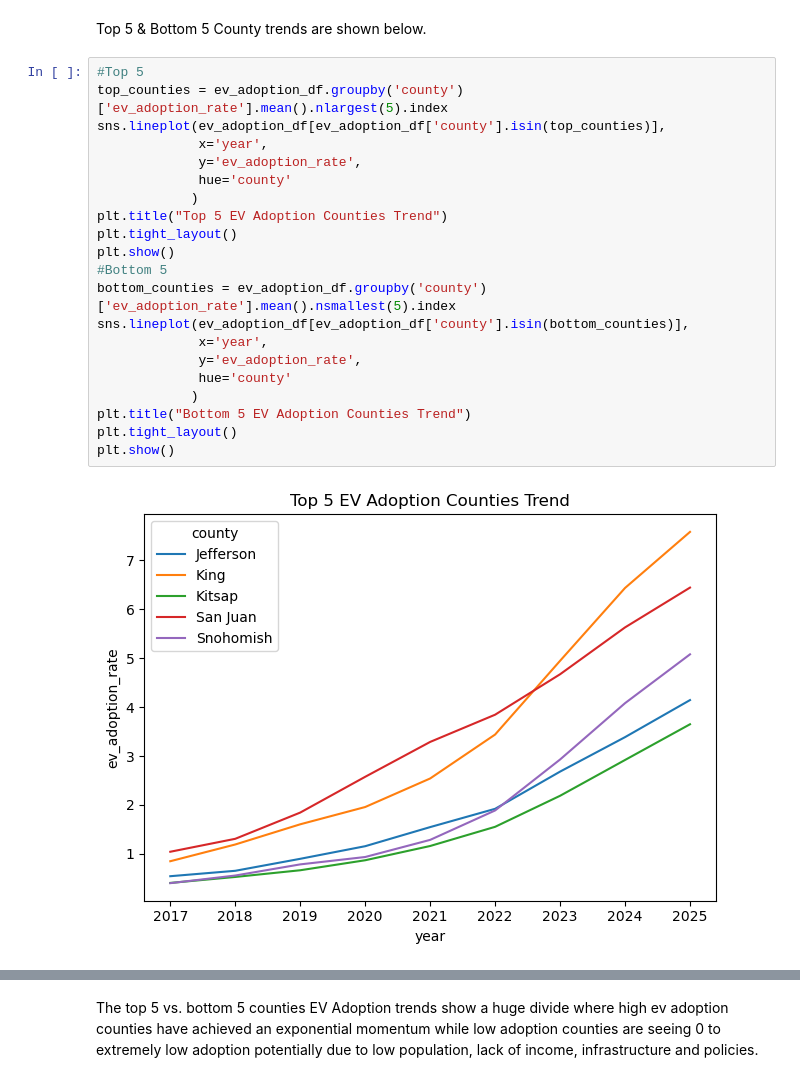
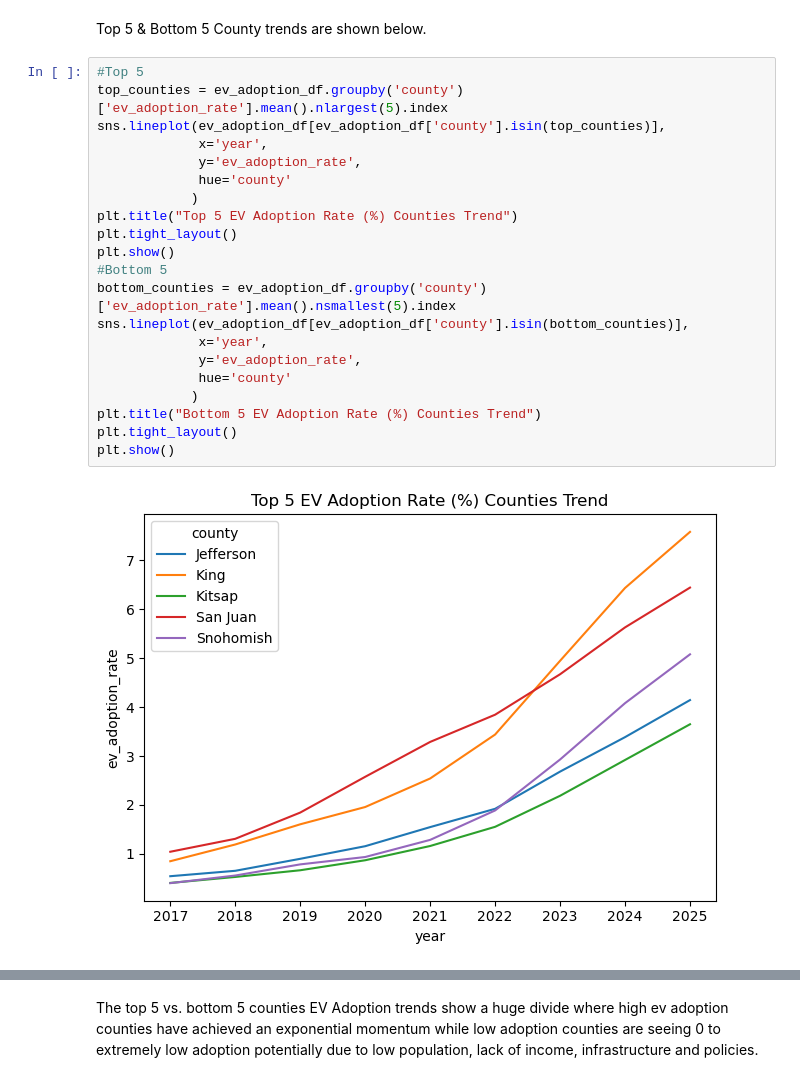
Before and after one commit to gawandesailee-lab/learndsp, a Jupyter notebook: Data Science Capstone 3 Project/notebooks/03_Exploratory_Data_Analysis.ipynb, the cells around one changed output, grey strips where cells are left out. Drawn from its saved outputs; the diff is of its cells as text.

```diff
--- a/Data Science Capstone 3 Project/notebooks/03_Exploratory_Data_Analysis.ipynb
+++ b/Data Science Capstone 3 Project/notebooks/03_Exploratory_Data_Analysis.ipynb
@@ -262,23 +263,23 @@ Top 5 & Bottom 5 County trends are shown below.
 # %%
 #Top 5
 top_counties = ev_adoption_df.groupby('county')['ev_adoption_rate'].mean().nlargest(5).index
 sns.lineplot(ev_adoption_df[ev_adoption_df['county'].isin(top_counties)],
              x='year',
              y='ev_adoption_rate',
              hue='county'
             )
-plt.title("Top 5 EV Adoption Counties Trend")
+plt.title("Top 5 EV Adoption Rate (%) Counties Trend")
 plt.tight_layout()
 plt.show()
 #Bottom 5
 bottom_counties = ev_adoption_df.groupby('county')['ev_adoption_rate'].mean().nsmallest(5).index
 sns.lineplot(ev_adoption_df[ev_adoption_df['county'].isin(bottom_counties)],
              x='year',
              y='ev_adoption_rate',
              hue='county'
             )
-plt.title("Bottom 5 EV Adoption Counties Trend")
+plt.title("Bottom 5 EV Adoption Rate (%) Counties Trend")
 plt.tight_layout()
 plt.show()
 # %% [output]
-[figure, old version]
+[figure, new version]
```
Also changed, not shown: parts of 28 cells of this notebook, 6 other files.
